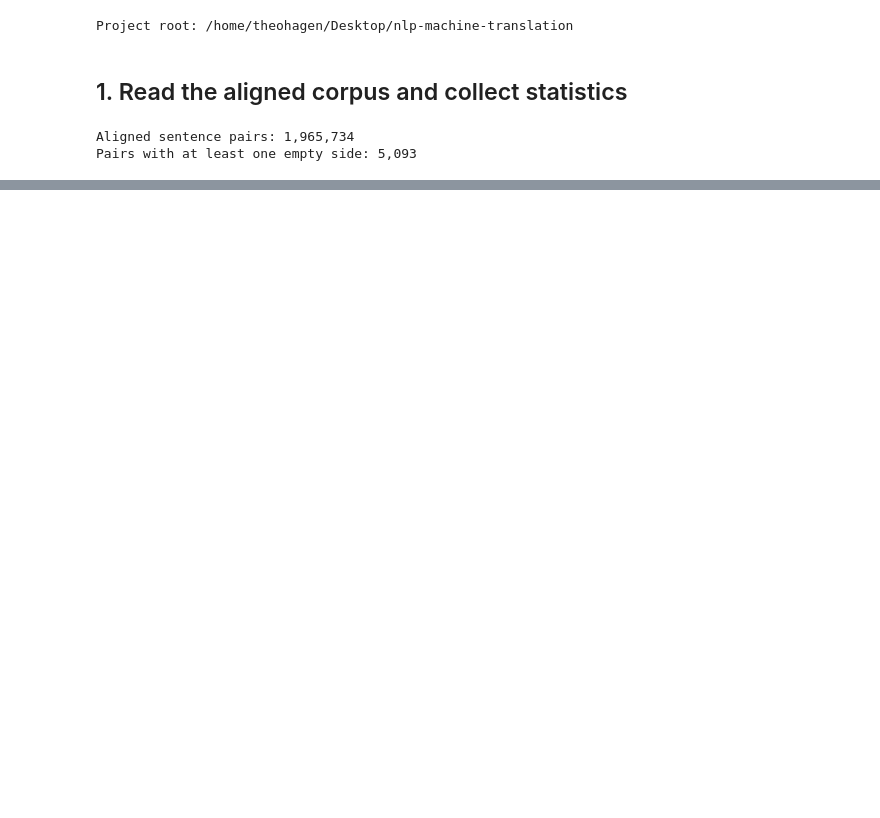
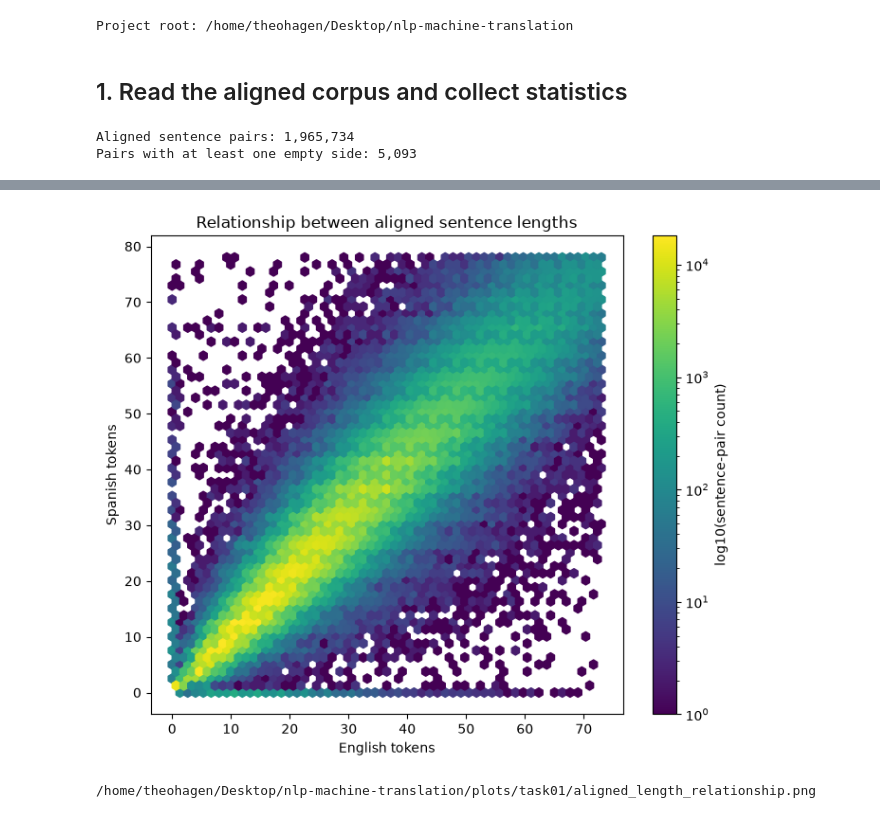
Before and after one commit to theodorhagen/nlp-machine-translation, a Jupyter notebook: notebooks/task01_data_exploration.ipynb, the cells around one changed output, grey strips where cells are left out. Cells and saved outputs as stored; diff of their text form; code cells hidden in the pictures; blank space fills up the shorter version.

```diff
--- a/notebooks/task01_data_exploration.ipynb
+++ b/notebooks/task01_data_exploration.ipynb
@@ -171,27 +180,30 @@ FileNotFoundError: [Errno 2] No such file or directory: '/home/theohagen/Desktop
 # %%
 x_limit = int(np.percentile(en_tokens, 99))
 y_limit = int(np.percentile(es_tokens, 99))
 mask = (en_tokens <= x_limit) & (es_tokens <= y_limit)
 
 plt.figure(figsize=(7, 6))
 plt.hexbin(
     en_tokens[mask],
     es_tokens[mask],
-    gridsize=60,
+    gridsize=55,
     mincnt=1,
     bins="log",
 )
 plt.xlabel("English tokens")
 plt.ylabel("Spanish tokens")
 plt.title("Relationship between aligned sentence lengths")
 plt.colorbar(label="log10(sentence-pair count)")
 plt.tight_layout()
 
-path = FIGURE_DIR / "aligned_length_relationship.png"
+path = PLOT_DIR / "aligned_length_relationship.png"
 plt.savefig(path, dpi=200)
 plt.show()
 
 print(path)
+# %% [output]
+[figure, added]
+/home/theohagen/Desktop/nlp-machine-translation/plots/task01/aligned_length_relationship.png
 # %%
 lower_diff, upper_diff = np.percentile(token_difference, [1, 99])
 difference_mask = (
```
Also changed, not shown: parts of 13 cells of this notebook, 4 other files.
